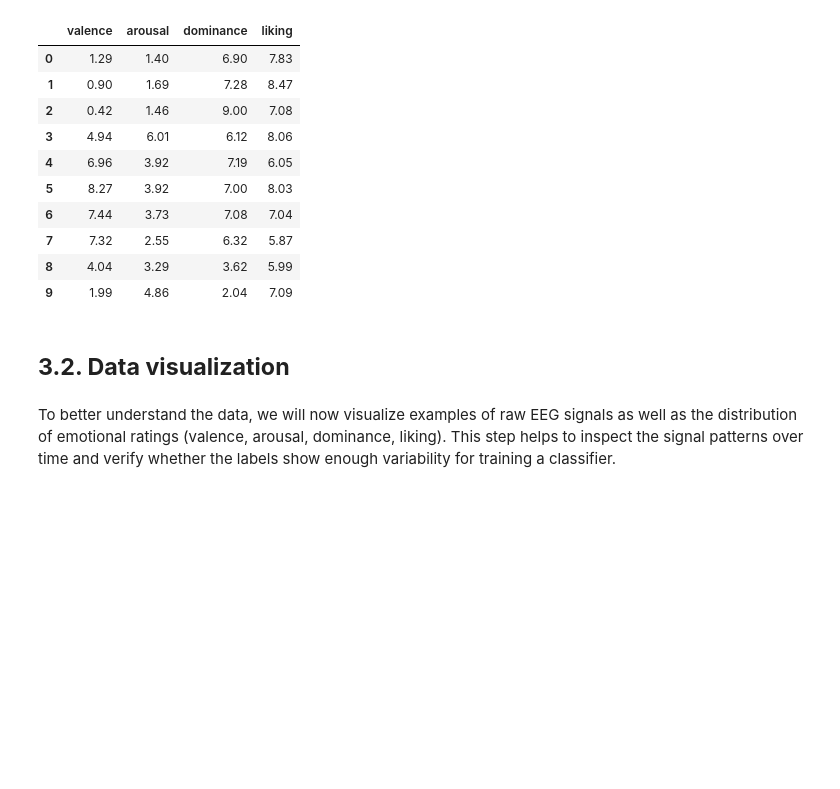
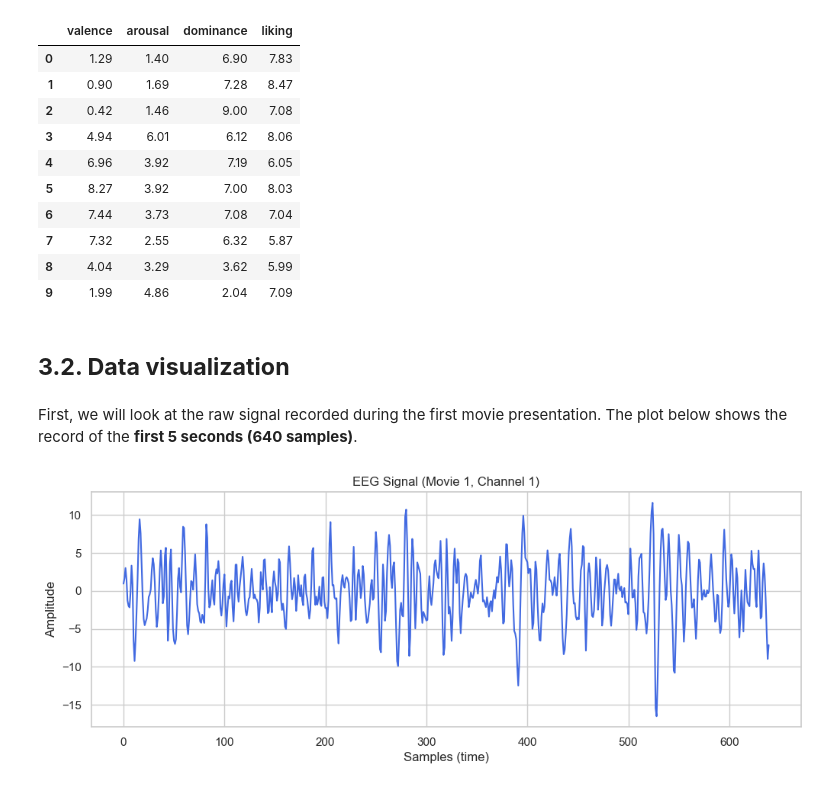
Before and after one commit to michal-owsiak/eeg-emotion-recognition-cnn, a Jupyter notebook: index.ipynb, the cells around one changed output. Cells and saved outputs as stored; diff of their text form; code cells hidden in the pictures; blank space fills up the shorter version.

Commit message:
plots created

```diff
--- a/index.ipynb
+++ b/index.ipynb
@@ -43,8 +47,11 @@ print(subject_data.keys())
 # %% [output]
 dict_keys(['labels', 'data'])
 # %%
-print(subject_data['data'].shape)
-print(subject_data['labels'].shape)
+subject_eeg_data = subject_data['data']
+subject_labels = subject_data['labels']
+
+print(subject_eeg_data.shape)
+print(subject_labels.shape)
 # %% [output]
 (40, 40, 8064)
 (40, 4)
@@ -101,5 +108,19 @@ df_labels.head(10)
 # %% [markdown]
 ## **3.2. Data visualization**
 # %% [markdown]
-To better understand the data, we will now visualize examples of raw EEG signals as well as the distribution of emotional ratings (valence, arousal, dominance, liking).
-This step helps to inspect the signal patterns over time and verify whether the labels show enough variability for training a classifier.
+First, we will look at the raw signal recorded during the first movie presentation. The plot below shows the record of the **first 5 seconds (640 samples)**.
+# %%
+video_index = 0
+channel_index = 0
+
+sample_signal = subject_eeg_data[video_index, channel_index, 0:640]
+
+plt.figure(figsize=(12, 4))
+plt.plot(sample_signal, color='royalblue')
+plt.title(f'EEG Signal (Movie {video_index + 1}, Channel {channel_index + 1})')
+plt.xlabel('Samples (time)')
+plt.ylabel('Amplitude')
+
+plt.show()
+# %% [output]
+[figure, added]
```
Also changed, not shown: parts of 5 cells of this notebook.
